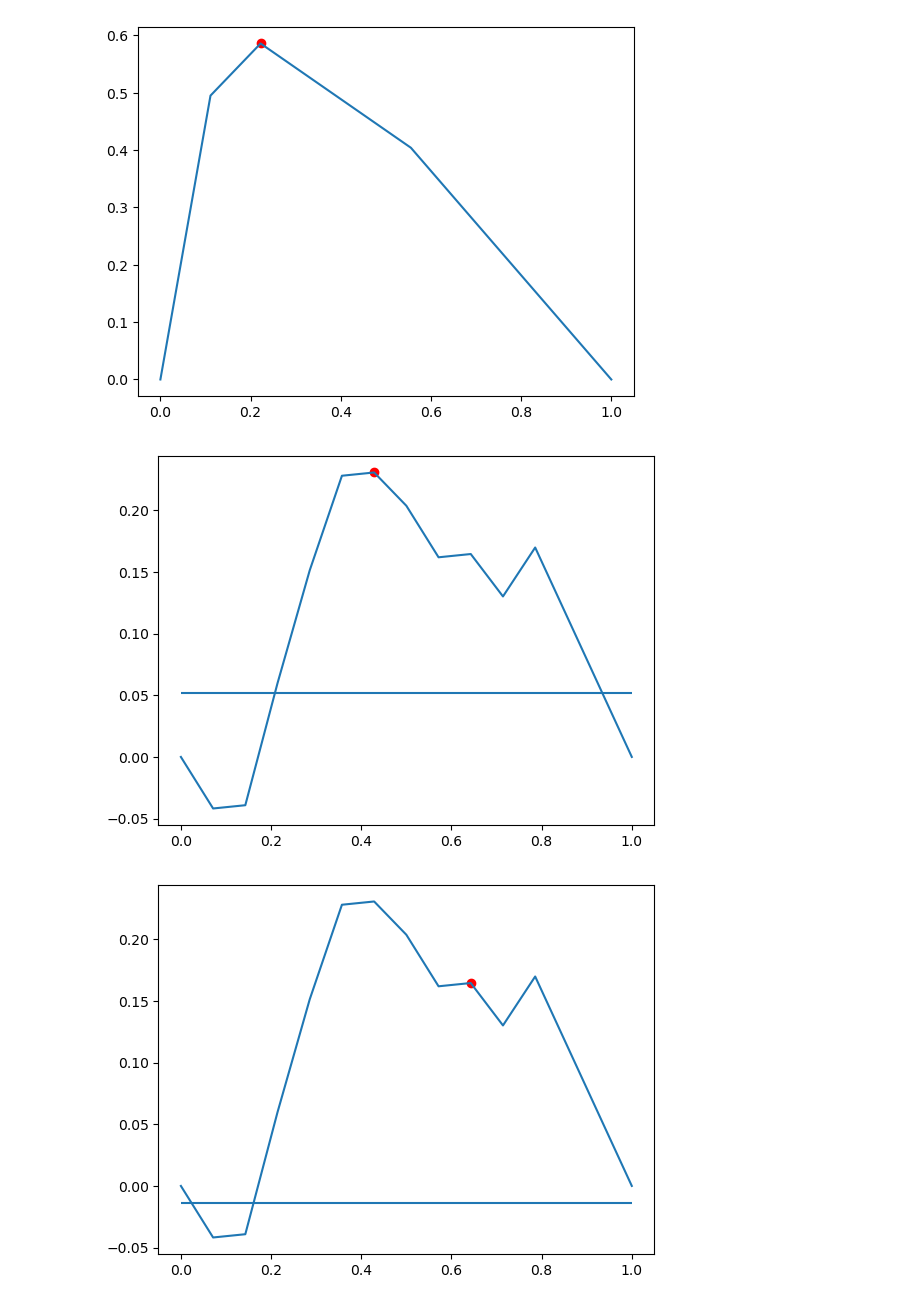
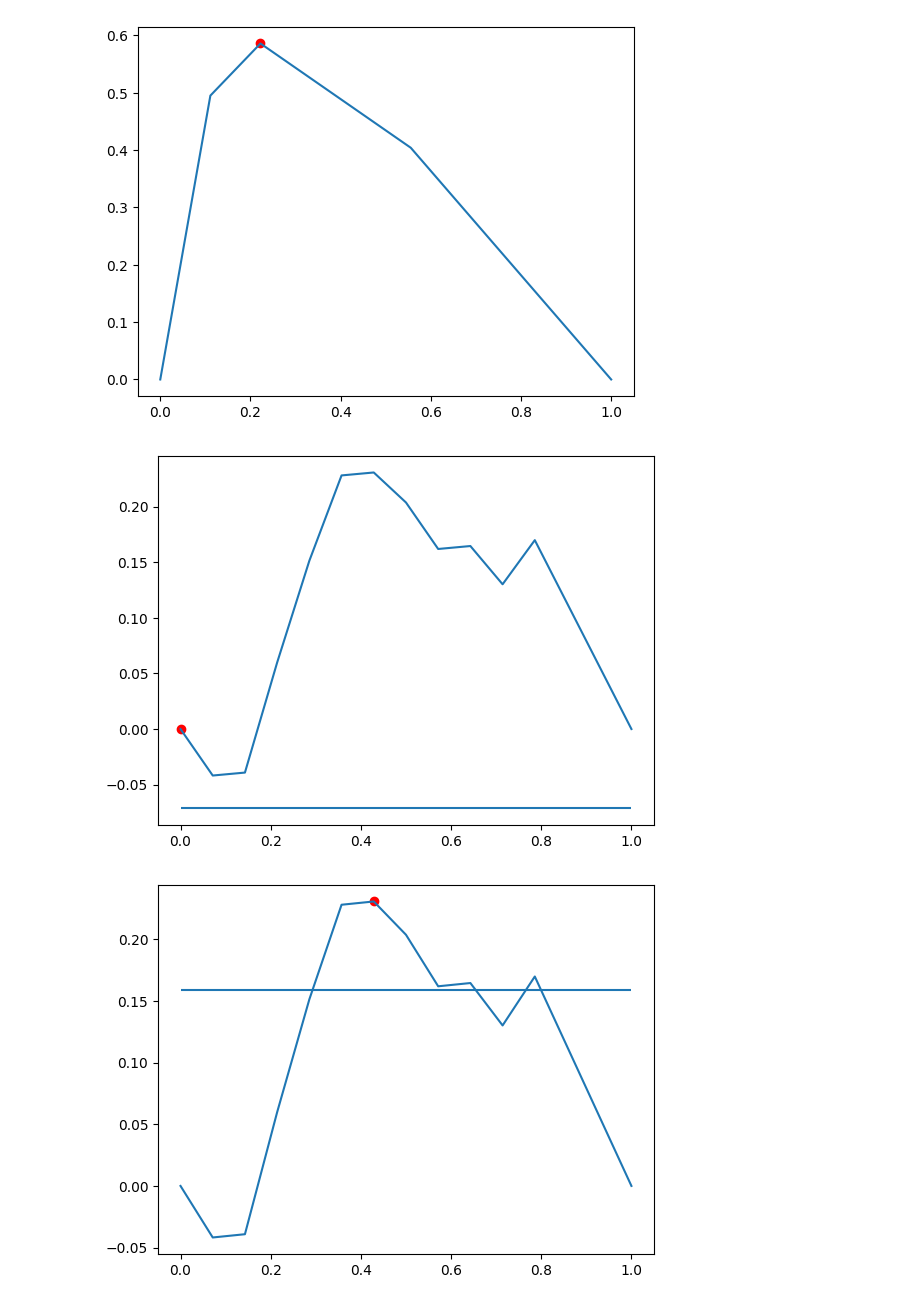
Before and after one commit to TNanukem/paper_implementations, a Jupyter notebook: Kneedle.ipynb, the cells around one changed output. Cells and saved outputs as stored; diff of their text form; code cells hidden in the pictures.

```diff
--- a/Kneedle.ipynb
+++ b/Kneedle.ipynb
@@ -84,9 +58,9 @@ def max_min(x, y):
 
     return x, y
 # %%
-x_1, y_1 = max_min(x_1, y_1)
+x_1_norm, y_1_norm = max_min(x_1, y_1)
 
-plt.plot(x_1, y_1)
+plt.plot(x_1_norm, y_1_norm)
 # %% [output]
 [<matplotlib.lines.Line2D at 0x...>]
 [figure]
@@ -101,9 +75,9 @@ plt.plot(x_2, y_2)
 def differences(x, y):
     return y - x
 # %%
-y_1 = differences(x_1, y_1)
+y_1_diff = differences(x_1_norm, y_1_norm)
 
-plt.plot(x_1, y_1)
+plt.plot(x_1_norm, y_1_diff)
 # %% [output]
 [<matplotlib.lines.Line2D at 0x...>]
 [figure]
@@ -115,8 +89,8 @@ plt.plot(x_2, y_2)
 [<matplotlib.lines.Line2D at 0x...>]
 [figure]
 # %%
-maxima_idxs = argrelextrema(y_1, np.greater)
-plt.plot(x_1, y_1)
-plt.scatter(x_1[maxima_idxs], y_1[maxima_idxs], c='r')
+maxima_idxs = argrelextrema(y_1_diff, np.greater_equal)
+plt.plot(x_1_norm, y_1_diff)
+plt.scatter(x_1_norm[maxima_idxs], y_1_diff[maxima_idxs], c='r')
 # %% [output]
 <matplotlib.collections.PathCollection at 0x...>
@@ -131,14 +105,13 @@ plt.scatter(x_2[maxima_idxs_2], y_2[maxima_idxs_2], c='r')
 # %%
 S = 1
 
-const = S * np.sum([x_1[maxima_idxs][i + 1] - x_1[maxima_idxs][i] for i in range(len(x_1[maxima_idxs]) - 1)]) / ((len(x_1[maxima_idxs]) - 1))
-Ts = [y - const for y in y_1[maxima_idxs]]
+Ts = y_1_diff[maxima_idxs] - (S * np.abs(np.diff(x_1_norm).mean()))
 # %%
 for i, maxima in enumerate(maxima_idxs[0]):
     plt.figure()
-    plt.plot(x_1, y_1)
-    plt.scatter(x_1[maxima], y_1[maxima], c='r')
-    plt.hlines(y=Ts[i], xmin=x_1[0], xmax=x_1[-1])
+    plt.plot(x_1_norm, y_1_diff)
+    plt.scatter(x_1_norm[maxima], y_1_diff[maxima], c='r')
+    plt.hlines(y=Ts[i], xmin=x_1_norm[0], xmax=x_1_norm[-1])
 # %% [output]
-[figure, old version]
+[figure, new version]
-[figure, old version]
+[figure, new version]
```
Also changed, not shown: parts of 20 cells of this notebook, 1 other file.
